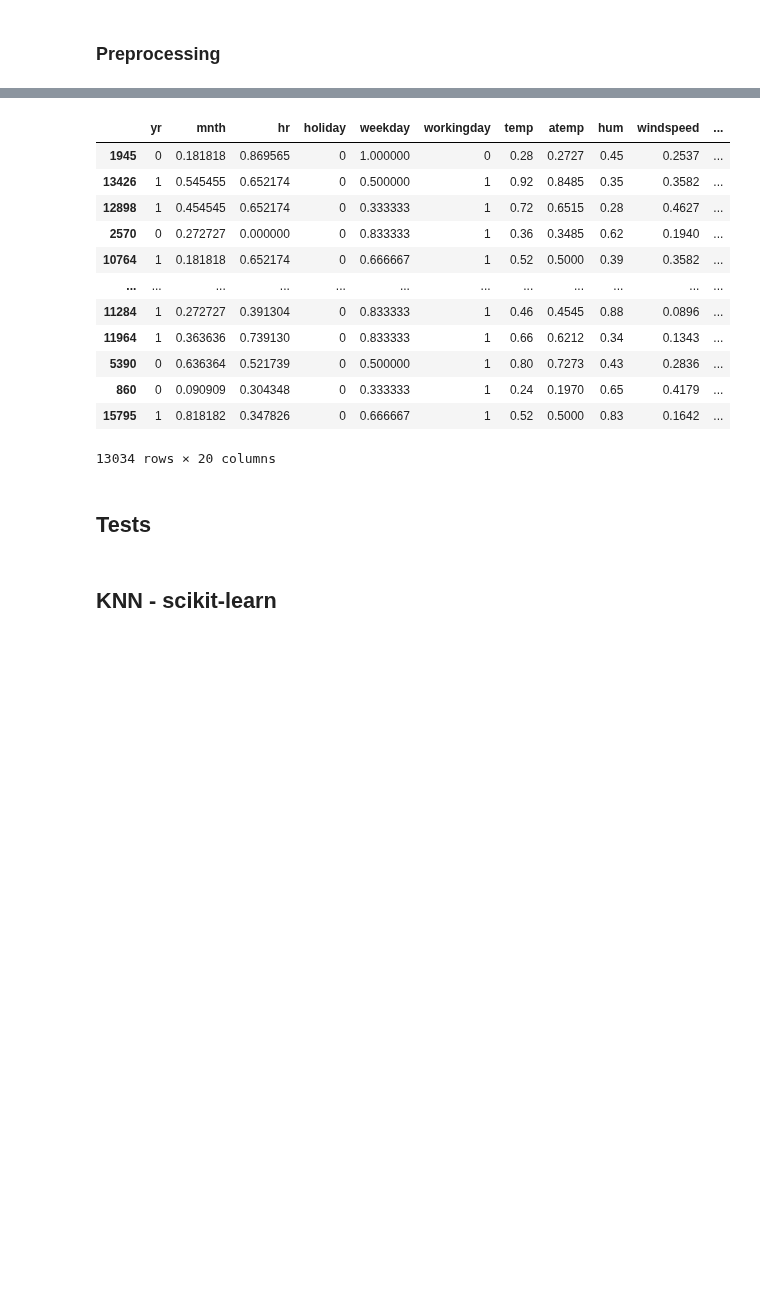
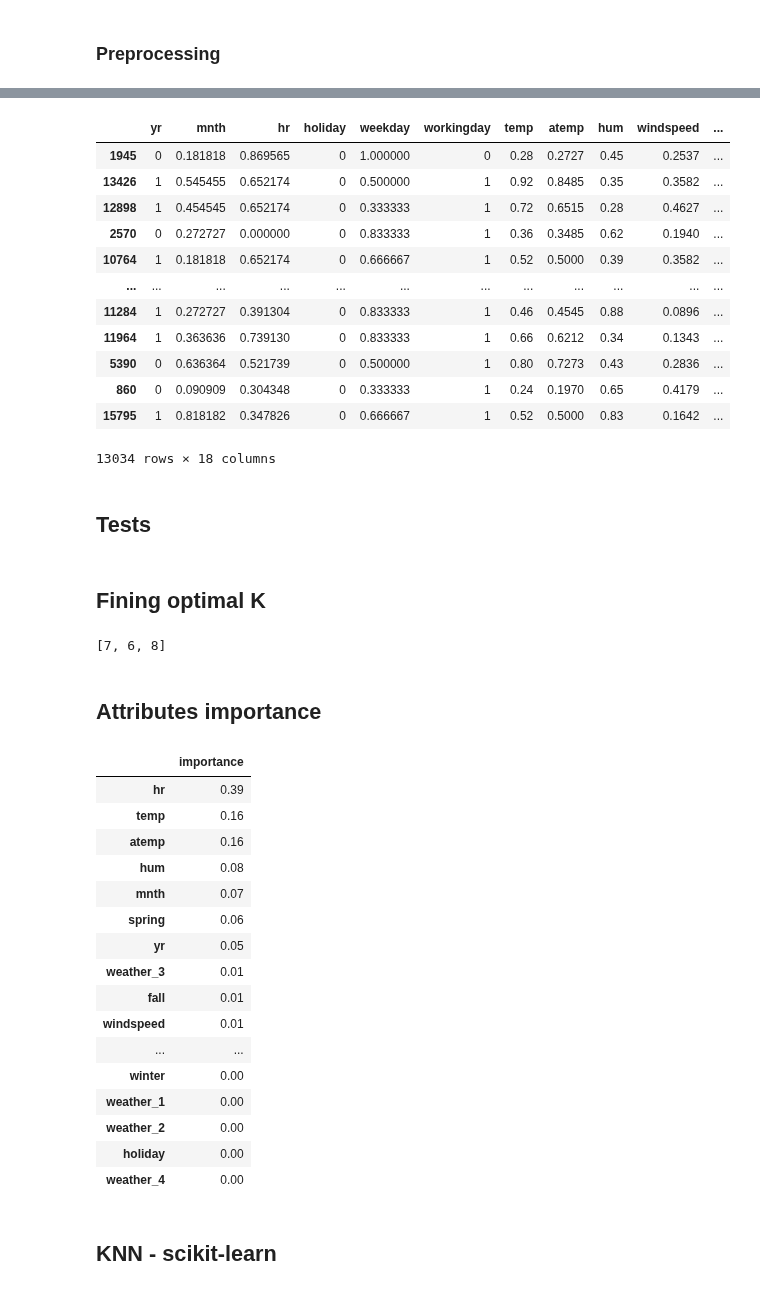
Before and after one commit to richardbinder/MachineLearning2024S, a Jupyter notebook: Exercise2/notebooks_preexisting_models/bike_sharing.ipynb, the cells around one changed output, grey strips where cells are left out. Drawn from its saved outputs; the diff is of its cells as text; code cells hidden in the pictures; blank space fills up the shorter version.

```diff
--- a/Exercise2/notebooks_preexisting_models/bike_sharing.ipynb
+++ b/Exercise2/notebooks_preexisting_models/bike_sharing.ipynb
@@ -22,6 +25,9 @@ import time
 # %%
 # Load the bike sharing dataset
 bike_sharing = pd.read_csv('../datasets/original/bike_sharing.csv')
+
+# Drop casual and registered since they are basically cnt split into two
+bike_sharing = bike_sharing.drop(['casual', 'registered'], axis=1)
 
 encoderOHE = OneHotEncoder()
 
@@ -80,6 +86,68 @@ X_train
 | 5390 | 0 | 0.636364 | 0.521739 | 0 | 0.500000 | 1 | 0.80 | 0.7273 | 0.43 | 0.2836 | ... |
 | 860 | 0 | 0.090909 | 0.304348 | 0 | 0.333333 | 1 | 0.24 | 0.1970 | 0.65 | 0.4179 | ... |
 | 15795 | 1 | 0.818182 | 0.347826 | 0 | 0.666667 | 1 | 0.52 | 0.5000 | 0.83 | 0.1642 | ... |
-13034 rows × 20 columns
+13034 rows × 18 columns
 # %% [markdown]
 ## Tests
+# %% [markdown]
+## Fining optimal K
+# %%
+# Optimal K with cross-validation cross_val_score
+k_values = list(range(1, 30))
+cross_val_scores = []
+
+for k in k_values:
+    knn = KNeighborsRegressor(n_neighbors=k, weights='distance')
+    cross_val_scores.append(cross_val_score(knn, X_train, y_train, cv=10).mean())
+
+# optimal_k = k_values[np.argmax(cross_val_scores)]
+
+
+# Get the index of the top 3 scores
+top_3_scores = np.argsort(cross_val_scores)[::-1][:3]
+
+# Get the k values for the top 3 scores
+top_3_k_values = [k_values[i] for i in top_3_scores]
+
+top_3_k_values
+# %% [output]
+[7, 6, 8]
+# %% [markdown]
+## Attributes importance
+# %%
+# Train a Random Forest model to get which Features are more important
+model = RandomForestClassifier(max_leaf_nodes=2,
+                        max_features=5,
+                        max_depth=5,
+                        random_state=42)
+
+# Fit the model to the data
+model.fit(X_train, y_train)
+
+# Get the most important Features
+most_important_attributes = pd.DataFrame(
+                            model.feature_importances_,
+                            index = X_train.columns,
+                            columns=['importance']
+                        ).sort_values('importance', ascending=False)
+
+
+most_important_attributes
+# %% [output]
+|  | importance |
+| hr | 0.39 |
+| temp | 0.16 |
+| atemp | 0.16 |
+| hum | 0.08 |
+| mnth | 0.07 |
+| spring | 0.06 |
+| yr | 0.05 |
+| weather_3 | 0.01 |
+| fall | 0.01 |
+| windspeed | 0.01 |
+| ... | ... |
+| winter | 0.00 |
+| weather_1 | 0.00 |
+| weather_2 | 0.00 |
+| holiday | 0.00 |
+| weather_4 | 0.00 |
```
Also changed, not shown: parts of 5 cells of this notebook, 1 other file.
